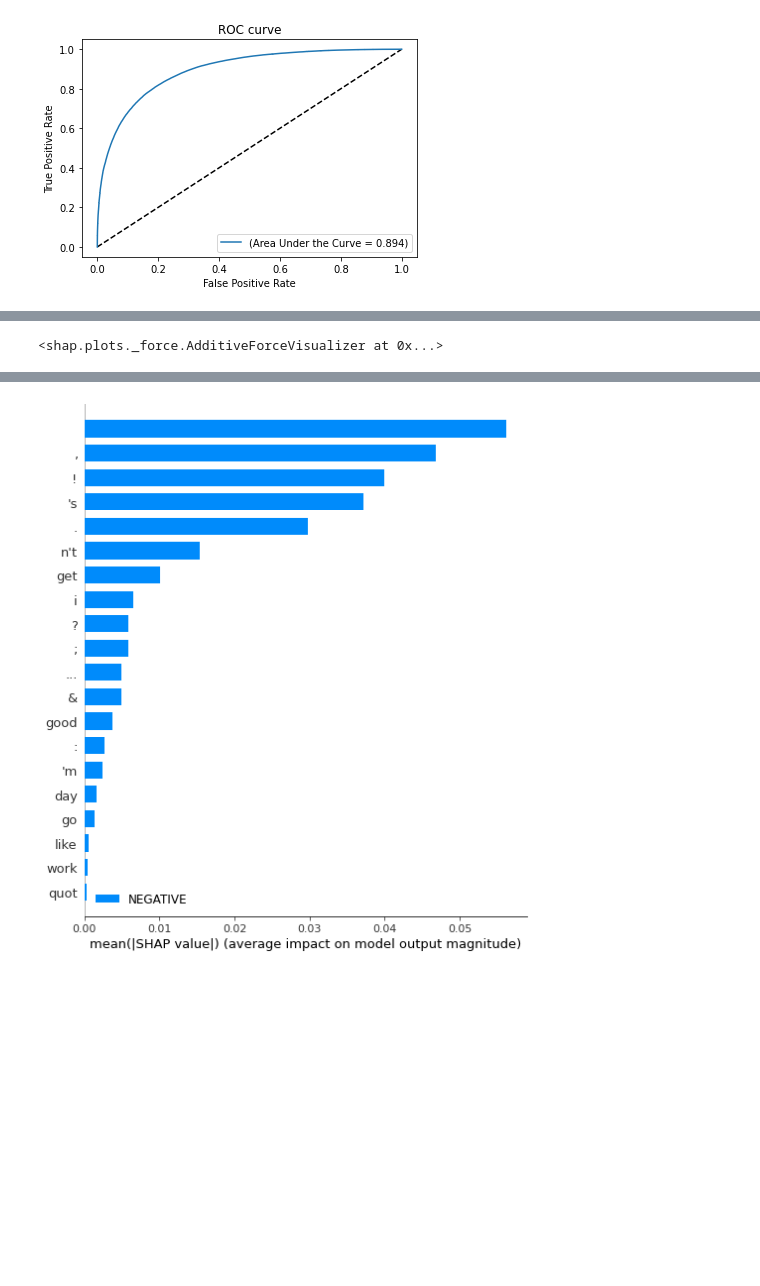
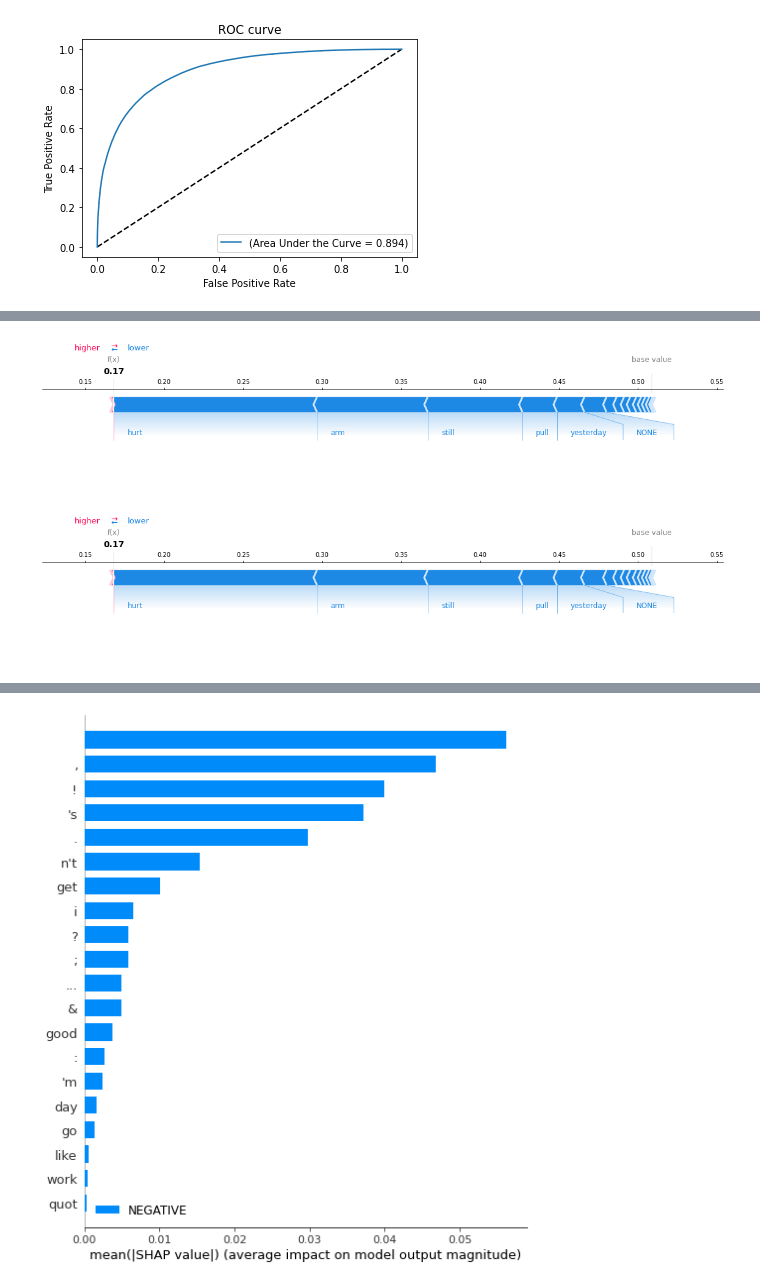
Before and after one commit to AIoT-Lab-ZU/Binary-SA, a Jupyter notebook: LSTM.ipynb, the cells around one changed output, grey strips where cells are left out. Saved outputs shown, nothing was run; the diff lists cells and outputs as text; code cells hidden in the pictures; blank space fills up the shorter version.

```diff
--- a/LSTM.ipynb
+++ b/LSTM.ipynb
@@ -527,14 +525,16 @@ Your TensorFlow version is newer than 2.4.0 and so graph support has been remove
 # %%
 import numpy as np
 words = tokenizer.word_index
 num2word = {}
 for w in words.keys():
     num2word[words[w]] = w
 x_test_words = np.stack([np.array(list(map(lambda x: num2word.get(x, "NONE"), X_test[i]))) for i in range(10)])
 
 # plot the explanation of the first prediction
 # Note the model is "multi-output" because it is rank-2 but only has one column
-shap.force_plot(explainer.expected_value[0], shap_values[0][0], x_test_words[0])
+shap.force_plot(explainer.expected_value[0], shap_values[0][0], x_test_words[0],show=False, matplotlib=True)
+#plt.savefig('shap1.png')
 # %% [output]
-<shap.plots._force.AdditiveForceVisualizer at 0x...>
+[figure, added]
+[figure, added]
 # %%
```
Also changed, not shown: parts of 5 cells of this notebook, 2 other files.
